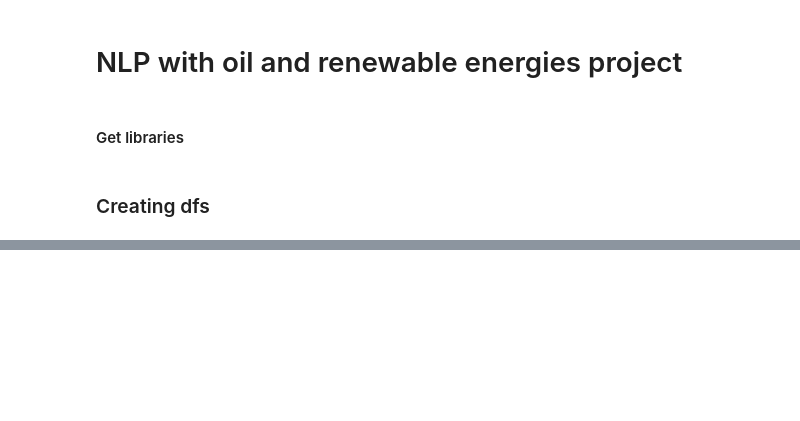
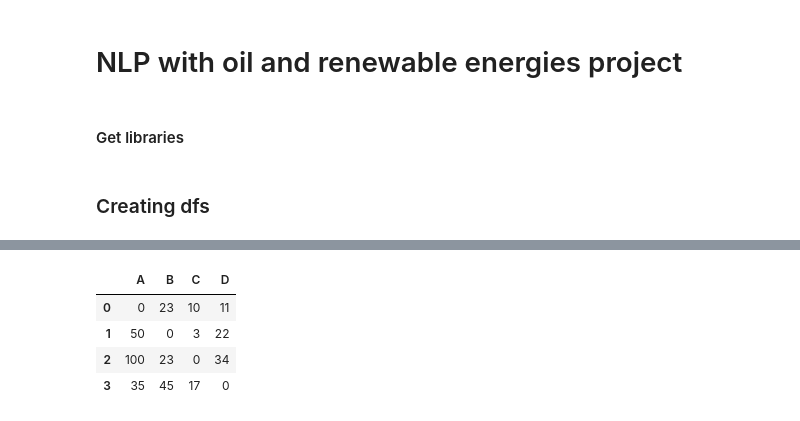
Before and after one commit to ebelingbarros/Final-project-Spiced-bootcamp, a Jupyter notebook: nlp_notebook_model-network-analysis.ipynb, the cells around one changed output, grey strips where cells are left out. Drawn from its saved outputs; the diff is of its cells as text; code cells hidden in the pictures; blank space fills up the shorter version.

```diff
--- a/nlp_notebook_model-network-analysis.ipynb
+++ b/nlp_notebook_model-network-analysis.ipynb
@@ -129,0 +307,9 @@ jaccard_matrix
+# %%
+df = pd.read_csv('example.csv')
+df
+# %% [output]
+|  | A | B | C | D |
+| 0 | 0 | 23 | 10 | 11 |
+| 1 | 50 | 0 | 3 | 22 |
+| 2 | 100 | 23 | 0 | 34 |
+| 3 | 35 | 45 | 17 | 0 |
```
Also changed, not shown: parts of 21 cells of this notebook, 40 other files.
